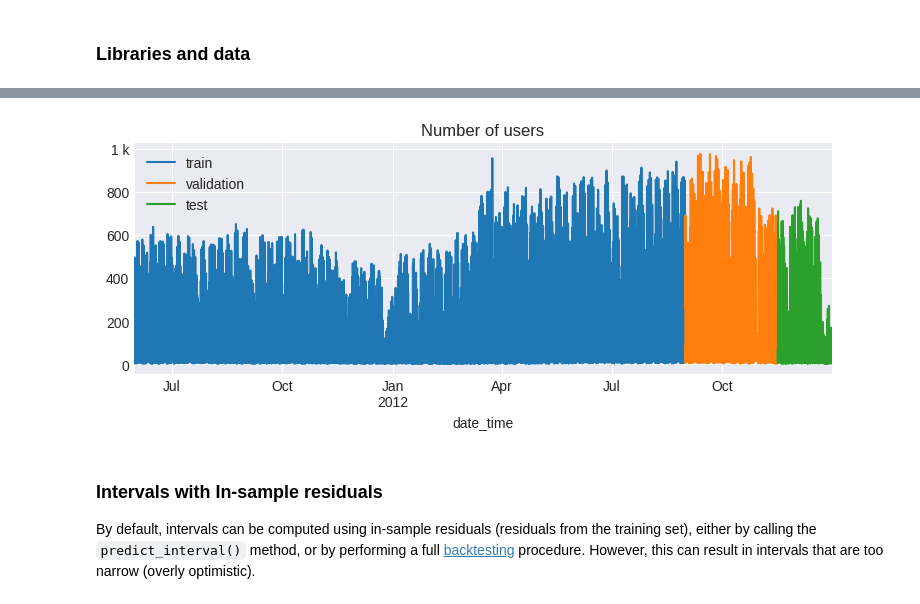
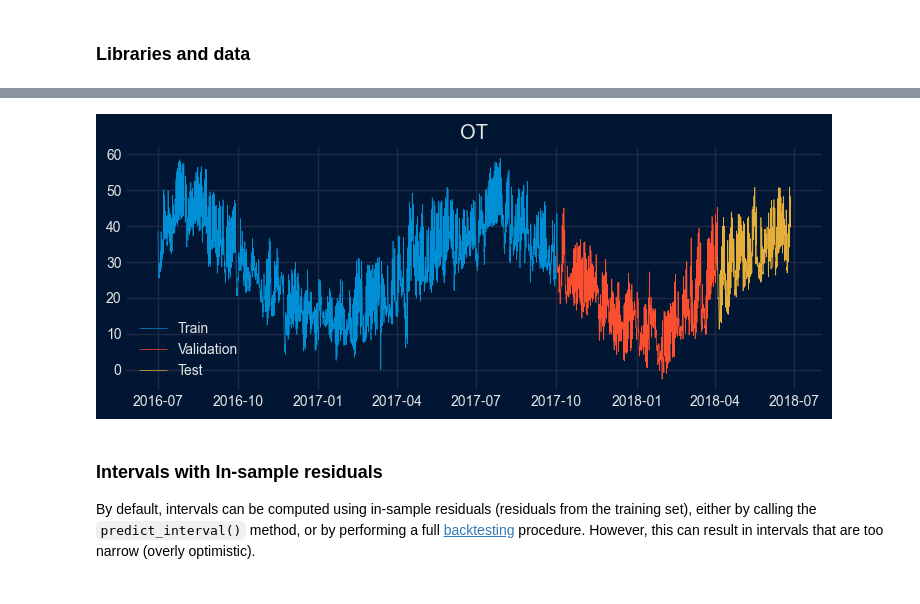
Before and after one commit to skforecast/skforecast, a Jupyter notebook: docs/user_guides/probabilistic-forecasting-bootstrapped-residuals.ipynb, the cells around one changed output, grey strips where cells are left out. Saved outputs shown, nothing was run; the diff lists cells and outputs as text; code cells hidden in the pictures.

```diff
--- a/docs/user_guides/probabilistic-forecasting-bootstrapped-residuals.ipynb
+++ b/docs/user_guides/probabilistic-forecasting-bootstrapped-residuals.ipynb
@@ -110,6 +100,7 @@ To create a sufficiently illustrative user guide, the data download process take
 # %%
 # Data download
 # ==============================================================================
-data = fetch_dataset(name='bike_sharing_extended_features')
+data = fetch_dataset(name='ett_m2')
+data = data[['OT']]
 data.head(2)
 # %% [output]
@@ -132,0 +126,8 @@ Shape of the dataset: (17352, 90)
+# %%
+# Plot target time series
+# ==============================================================================
+set_dark_theme()
+plt.rcParams['lines.linewidth'] = 0.5
+fig, ax = plt.subplots(figsize=(7, 3))
+ax.plot(data['OT'])
+ax.set_title("OT");
@@ -142,21 +200,8 @@ data = encoder.fit_transform(data)
-# %%
-# Select exogenous variables to be included in the model
-# ==============================================================================
-exog_features = [
-    'weather_clear', 'weather_mist', 'weather_rain',
-    'hour_day_sin', 'hour_day_cos', 'poly_month_sin__hour_day_sin',
-    'poly_week_of_year_sin__hour_day_sin', 'poly_week_day_sin__hour_day_sin',
-    'poly_week_day_sin__hour_day_cos', 'poly_hour_day_sin__hour_day_cos',
-    'poly_hour_day_sin__sunset_hour_cos', 'poly_hour_day_cos__sunset_hour_sin',
-    'temp_roll_mean_1_day', 'temp'
-]
-data = data[['users'] + exog_features]
 # %%
 # Split train-validation-test
 # ==============================================================================
-data = data.loc['2011-05-30 23:59:00':, :]
-end_train = '2012-08-30 23:59:00'
-end_validation = '2012-11-15 23:59:00'
+end_train = '2017-10-01 23:59:00'
+end_validation = '2018-04-03 23:59:00'
 data_train = data.loc[: end_train, :]
 data_val   = data.loc[end_train:end_validation, :]
 data_test  = data.loc[end_validation:, :]
@@ -171,15 +216,14 @@ Dates test       : 2012-11-16 00:00:00 --- 2012-12-30 23:00:00  (n=1080)
 # %%
-# Plot time series partition
+# Plot partitions
 # ==============================================================================
-fig, ax = plt.subplots(figsize=(9, 3))
-data_train['users'].plot(label='train', ax=ax)
-data_val['users'].plot(label='validation', ax=ax)
-data_test['users'].plot(label='test', ax=ax)
-ax.yaxis.set_major_formatter(ticker.EngFormatter())
-ax.set_title('Number of users')
+fig, ax = plt.subplots(figsize=(8, 3))
+ax.plot(data_train['OT'], label='Train')
+ax.plot(data_val['OT'], label='Validation')
+ax.plot(data_test['OT'], label='Test')
+ax.set_title('OT')
 ax.legend();
 # %% [output]
-[figure, old version]
+[figure, new version]
 # %% [markdown]
 ### Intervals with In-sample residuals
 
```
Also changed, not shown: parts of 33 cells of this notebook, 2 other files.
